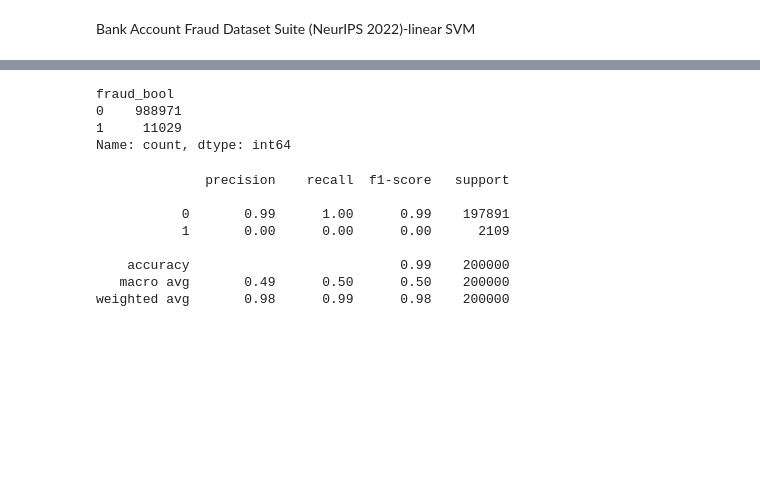
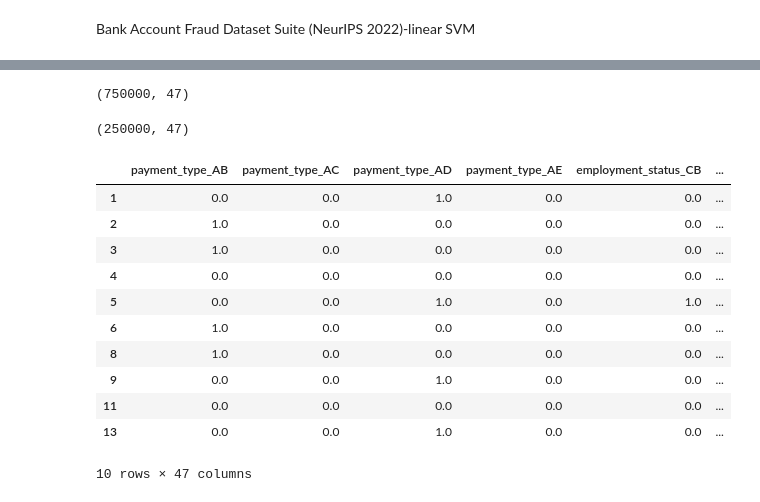
Before and after one commit to mengyuan5483/fraud-classification-analysis, a Jupyter notebook: linearSVM.ipynb, the cells around one changed output, grey strips where cells are left out. Saved outputs shown, nothing was run; the diff lists cells and outputs as text; code cells hidden in the pictures; blank space fills up the shorter version.

```diff
--- a/linearSVM.ipynb
+++ b/linearSVM.ipynb
@@ -38,3 +75,4 @@ X = data.drop(columns=['fraud_bool'])
 # %%
-data['fraud_bool'].value_counts()
+X_train_processed = pipeline.fit_transform(X_train)
+X_train_processed.head()
 # %% [output]
@@ -45,2 +86,3 @@ Name: count, dtype: int64
 # %%
-Y = data['fraud_bool'].astype(int)# int
+X_test_processed = pipeline.transform(X_test)
+X_test_processed.head()
@@ -47,2 +97,4 @@ Y = data['fraud_bool'].astype(int)# int
 # %%
-# a lot of columns, pipeline+one hot
+X_train_processed.shape
+# %% [output]
+(750000, 47)
@@ -88,3 +100,0 @@ clf = Pipeline(steps=[
-# %%
-# Split the data into training and testing sets
-X_train, X_test, y_train, y_test = train_test_split(X, Y, test_size=0.2, random_state=42)
@@ -94,23 +101,23 @@ Y = data['fraud_bool'].astype(int)
-# %%
-print(Y.value_counts())  # Check how many unique values there are
-# %% [output]
-fraud_bool
-0    988971
-1     11029
-Name: count, dtype: int64
-# %%
-X_train, X_test, y_train, y_test = train_test_split(X, Y, test_size=0.2, random_state=42)
-
-clf.fit(X_train, y_train)
-
-y_pred = clf.predict(X_test)
-print(classification_report(y_test, y_pred))
-# %% [output]
-              precision    recall  f1-score   support
-
-           0       0.99      1.00      0.99    197891
-           1       0.00      0.00      0.00      2109
-
-    accuracy                           0.99    200000
-   macro avg       0.49      0.50      0.50    200000
-weighted avg       0.98      0.99      0.98    200000
+# %%
+X_test_processed.shape
+# %% [output]
+(250000, 47)
+# %%
+X_train_processed.sort_index(inplace=True)
+y_train.sort_index(inplace=True)
+X_test_processed.sort_index(inplace=True)
+y_test.sort_index(inplace=True)
+X_train_processed.head(10)
+# %% [output]
+|  | payment_type_AB | payment_type_AC | payment_type_AD | payment_type_AE | employment_status_CB | ... |
+| 1 | 0.0 | 0.0 | 1.0 | 0.0 | 0.0 | ... |
+| 2 | 1.0 | 0.0 | 0.0 | 0.0 | 0.0 | ... |
+| 3 | 1.0 | 0.0 | 0.0 | 0.0 | 0.0 | ... |
+| 4 | 0.0 | 0.0 | 0.0 | 0.0 | 0.0 | ... |
+| 5 | 0.0 | 0.0 | 1.0 | 0.0 | 1.0 | ... |
+| 6 | 1.0 | 0.0 | 0.0 | 0.0 | 0.0 | ... |
+| 8 | 1.0 | 0.0 | 0.0 | 0.0 | 0.0 | ... |
+| 9 | 0.0 | 0.0 | 1.0 | 0.0 | 0.0 | ... |
+| 11 | 0.0 | 0.0 | 0.0 | 0.0 | 0.0 | ... |
+| 13 | 0.0 | 0.0 | 1.0 | 0.0 | 0.0 | ... |
+10 rows × 47 columns
```
Also changed, not shown: parts of 28 cells of this notebook.
